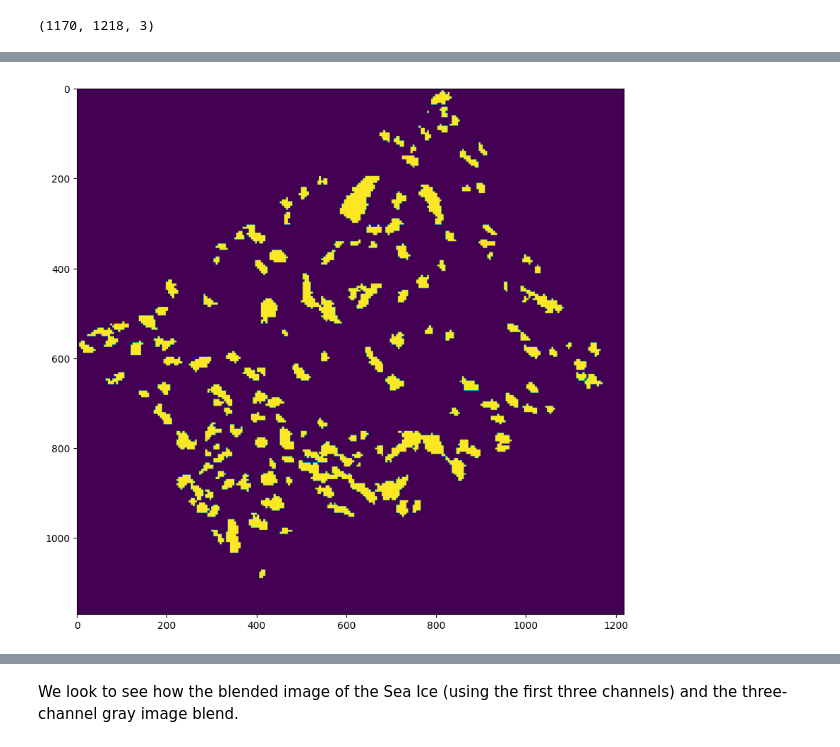
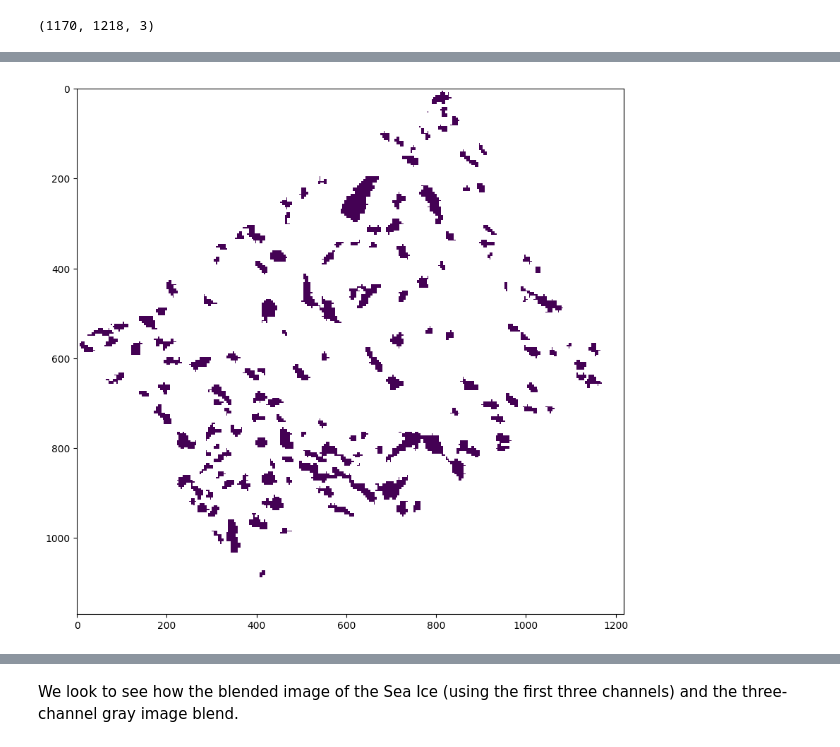
Before and after one commit to ShaleBale/SeaIce, a Jupyter notebook: sea_ice_test_SAM_Rasterio.ipynb, the cells around one changed output, grey strips where cells are left out. Drawn from its saved outputs; the diff is of its cells as text; code cells hidden in the pictures.

```diff
--- a/sea_ice_test_SAM_Rasterio.ipynb
+++ b/sea_ice_test_SAM_Rasterio.ipynb
@@ -439,8 +419,8 @@ array([  0,   1,   6,   9,  11,  13,  15,  17,  19,  20,  22,  25,  28,
        248, 249, 250, 251, 252, 253, 254, 255], dtype=uint8)
 # %%
 plt.figure(figsize=(10,10))
-plt.imshow(band3_new_mask)
+plt.imshow(band2_new_mask)
 plt.axis('on')
 plt.show()
 # %% [output]
-[figure, old version]
+[figure, new version]
```
Also changed, not shown: parts of 6 cells of this notebook.
